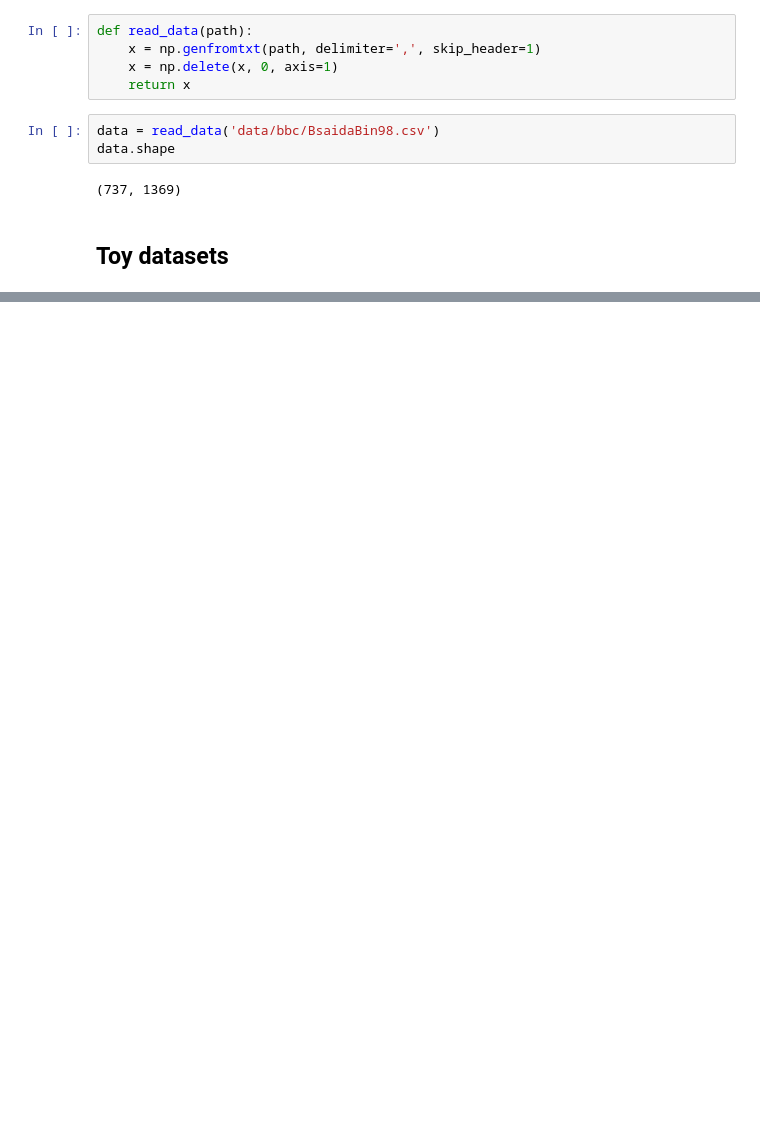
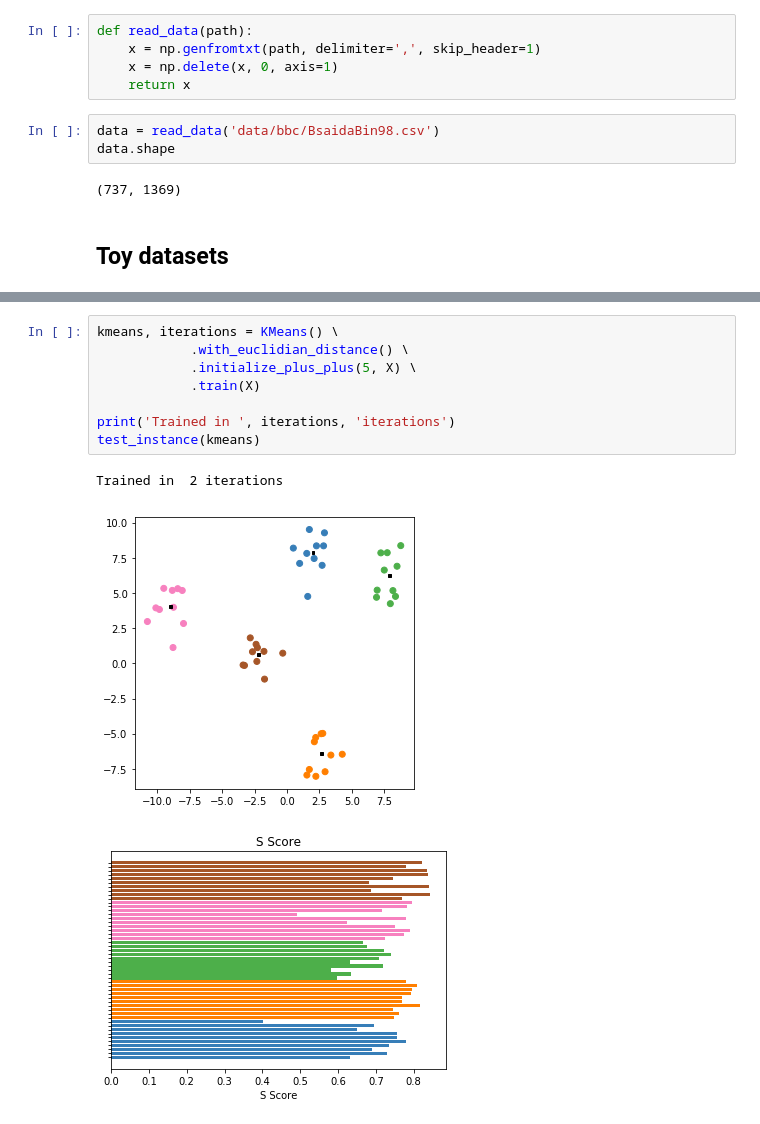
Before and after one commit to E-Trindade/python-kmeans, a Jupyter notebook: KMeans.ipynb, the cells around one changed output, grey strips where cells are left out. Cells and saved outputs as stored; diff of their text form; blank space fills up the shorter version.

```diff
--- a/KMeans.ipynb
+++ b/KMeans.ipynb
@@ -267,0 +242,12 @@ Trained in  1 iterations
+# %%
+kmeans, iterations = KMeans() \
+            .with_euclidian_distance() \
+            .initialize_plus_plus(5, X) \
+            .train(X)
+
+print('Trained in ', iterations, 'iterations')
+test_instance(kmeans)
+# %% [output]
+Trained in  2 iterations
+[figure, added]
+[figure, added]
```
Also changed, not shown: parts of 9 cells of this notebook.
